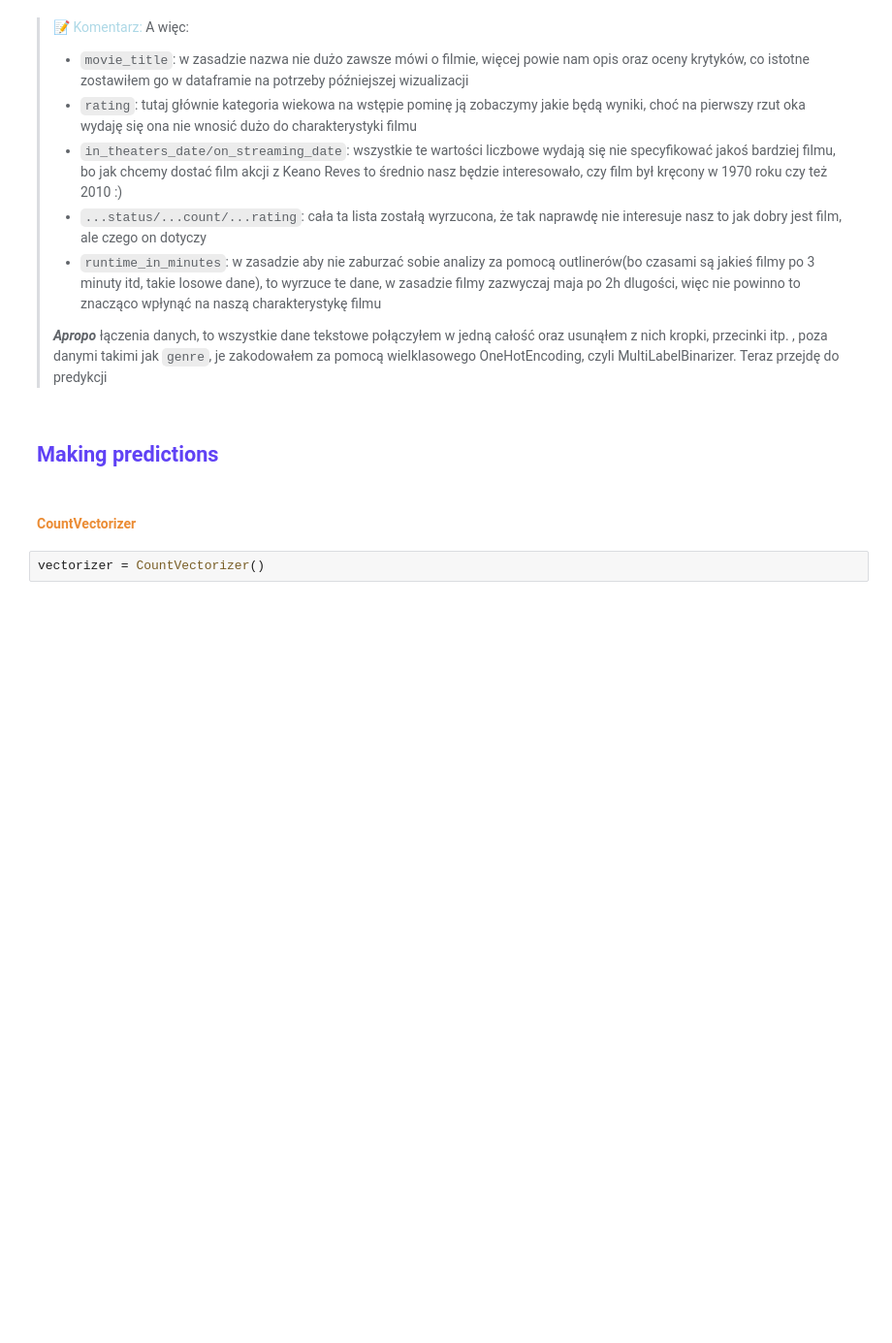
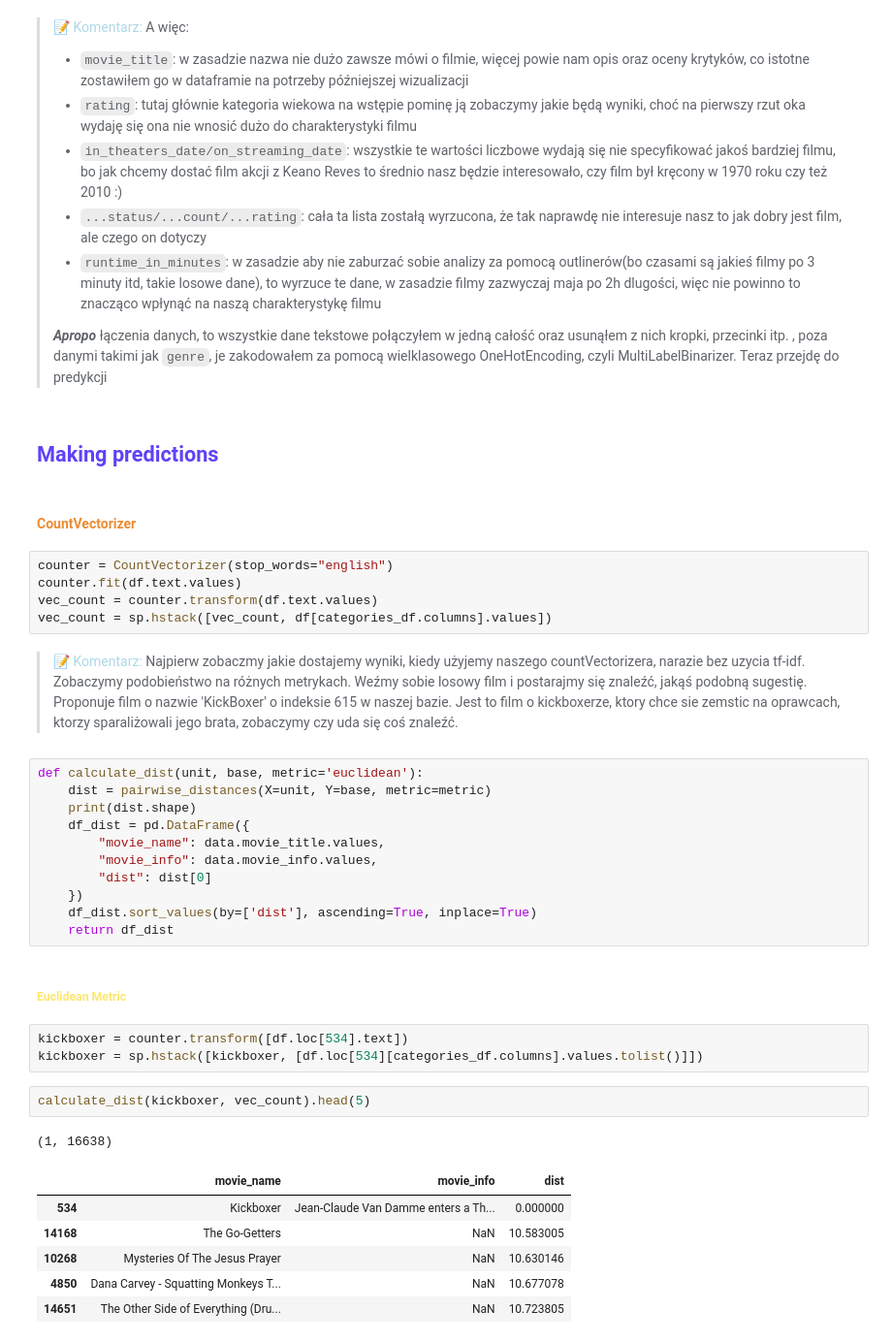
Before and after one commit to JHeczko/dataScience_kurs, a Jupyter notebook: Clusterization/Advanced/clusterization_advanced.ipynb, the cells around one changed output. Shown at 97% size. Cells and saved outputs as stored; diff of their text form; blank space fills up the shorter version.

```diff
--- a/Clusterization/Advanced/clusterization_advanced.ipynb
+++ b/Clusterization/Advanced/clusterization_advanced.ipynb
@@ -161,4 +168,35 @@ df.head(5)
 # %% [markdown]
 #### <span style="color:#eb8c34"><b>CountVectorizer
 # %%
-vectorizer = CountVectorizer()
+counter = CountVectorizer(stop_words="english")
+counter.fit(df.text.values)
+vec_count = counter.transform(df.text.values)
+vec_count = sp.hstack([vec_count, df[categories_df.columns].values])
+# %% [markdown]
+> 📝 <span style="color:lightblue">Komentarz:</span> Najpierw zobaczmy jakie dostajemy wyniki, kiedy użyjemy naszego countVectorizera, narazie bez uzycia tf-idf. Zobaczymy podobieństwo na różnych metrykach. Weźmy sobie losowy film i postarajmy się znaleźć, jakąś podobną sugestię. Proponuje film o nazwie 'KickBoxer' o indeksie 615 w naszej bazie. Jest to film o kickboxerze, ktory chce sie zemstic na oprawcach, ktorzy sparaliżowali jego brata, zobaczymy czy uda się coś znaleźć.
+# %%
+def calculate_dist(unit, base, metric='euclidean'):
+    dist = pairwise_distances(X=unit, Y=base, metric=metric)
+    print(dist.shape)
+    df_dist = pd.DataFrame({
+        "movie_name": data.movie_title.values,
+        "movie_info": data.movie_info.values,
+        "dist": dist[0]
+    })
+    df_dist.sort_values(by=['dist'], ascending=True, inplace=True)
+    return df_dist
+# %% [markdown]
+##### <span style="color:#fce76f"><b>Euclidean Metric
+# %%
+kickboxer = counter.transform([df.loc[534].text])
+kickboxer = sp.hstack([kickboxer, [df.loc[534][categories_df.columns].values.tolist()]])
+# %%
+calculate_dist(kickboxer, vec_count).head(5)
+# %% [output]
+(1, 16638)
+|  | movie_name | movie_info | dist |
+| 534 | Kickboxer | Jean-Claude Van Damme enters a Th... | 0.000000 |
+| 14168 | The Go-Getters | NaN | 10.583005 |
+| 10268 | Mysteries Of The Jesus Prayer | NaN | 10.630146 |
+| 4850 | Dana Carvey - Squatting Monkeys T... | NaN | 10.677078 |
+| 14651 | The Other Side of Everything (Dru... | NaN | 10.723805 |
```
Also changed, not shown: parts of 9 cells of this notebook.
